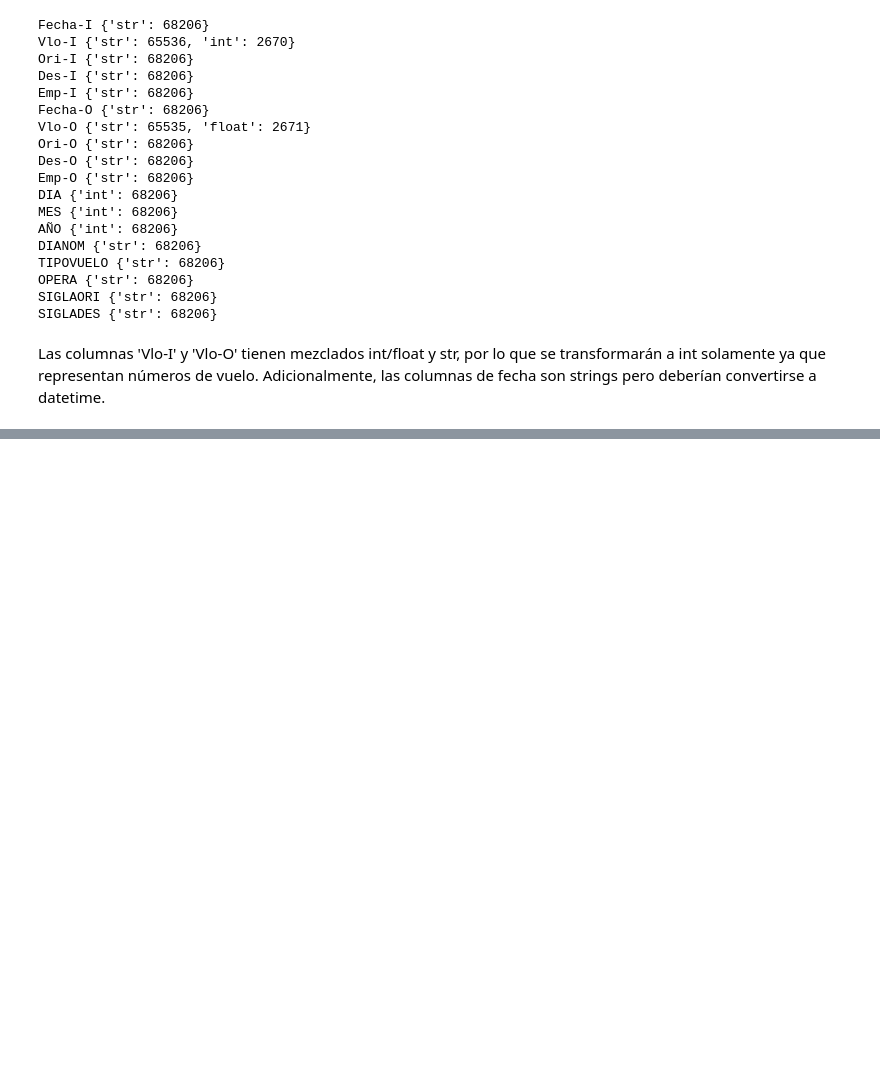
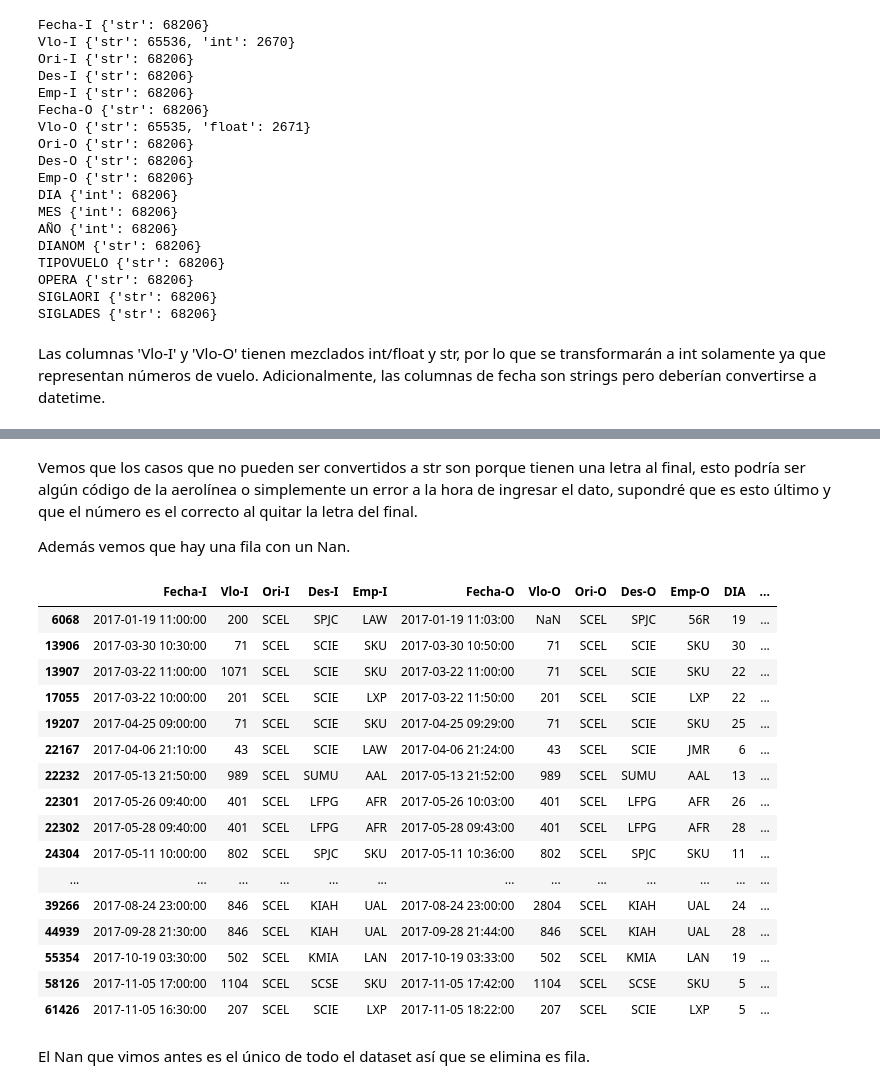
Before and after one commit to igonzalezperez/airline-challenge, a Jupyter notebook: solution.ipynb, the cells around one changed output, grey strips where cells are left out. Cells and saved outputs as stored; diff of their text form; code cells hidden in the pictures; blank space fills up the shorter version.

```diff
--- a/solution.ipynb
+++ b/solution.ipynb
@@ -53,0 +83,28 @@ Las columnas 'Vlo-I' y 'Vlo-O' tienen mezclados int/float y str, por lo que se t
+# %% [markdown]
+Vemos que los casos que no pueden ser convertidos a str son porque tienen una letra al final, esto podría ser algún código de la aerolínea o simplemente un error a la hora de ingresar el dato, supondré que es esto último y que el número es el correcto al quitar la letra del final.
+
+Además vemos que hay una fila con un Nan.
+# %%
+data.loc[not_numeric_1, 'Vlo-I'] = data.loc[not_numeric_1, 'Vlo-I'].apply(lambda x: x[:-1] if isinstance(x, str) and not x[-1].isnumeric() else x)
+data.loc[not_numeric_2, 'Vlo-O'] = data.loc[not_numeric_2, 'Vlo-O'].apply(lambda x: x[:-1] if isinstance(x, str) and not x[-1].isnumeric() else x)
+data.loc[not_numeric]
+# %% [output]
+|  | Fecha-I | Vlo-I | Ori-I | Des-I | Emp-I | Fecha-O | Vlo-O | Ori-O | Des-O | Emp-O | DIA | ... |
+| 6068 | 2017-01-19 11:00:00 | 200 | SCEL | SPJC | LAW | 2017-01-19 11:03:00 | NaN | SCEL | SPJC | 56R | 19 | ... |
+| 13906 | 2017-03-30 10:30:00 | 71 | SCEL | SCIE | SKU | 2017-03-30 10:50:00 | 71 | SCEL | SCIE | SKU | 30 | ... |
+| 13907 | 2017-03-22 11:00:00 | 1071 | SCEL | SCIE | SKU | 2017-03-22 11:00:00 | 71 | SCEL | SCIE | SKU | 22 | ... |
+| 17055 | 2017-03-22 10:00:00 | 201 | SCEL | SCIE | LXP | 2017-03-22 11:50:00 | 201 | SCEL | SCIE | LXP | 22 | ... |
+| 19207 | 2017-04-25 09:00:00 | 71 | SCEL | SCIE | SKU | 2017-04-25 09:29:00 | 71 | SCEL | SCIE | SKU | 25 | ... |
+| 22167 | 2017-04-06 21:10:00 | 43 | SCEL | SCIE | LAW | 2017-04-06 21:24:00 | 43 | SCEL | SCIE | JMR | 6 | ... |
+| 22232 | 2017-05-13 21:50:00 | 989 | SCEL | SUMU | AAL | 2017-05-13 21:52:00 | 989 | SCEL | SUMU | AAL | 13 | ... |
+| 22301 | 2017-05-26 09:40:00 | 401 | SCEL | LFPG | AFR | 2017-05-26 10:03:00 | 401 | SCEL | LFPG | AFR | 26 | ... |
+| 22302 | 2017-05-28 09:40:00 | 401 | SCEL | LFPG | AFR | 2017-05-28 09:43:00 | 401 | SCEL | LFPG | AFR | 28 | ... |
+| 24304 | 2017-05-11 10:00:00 | 802 | SCEL | SPJC | SKU | 2017-05-11 10:36:00 | 802 | SCEL | SPJC | SKU | 11 | ... |
+| ... | ... | ... | ... | ... | ... | ... | ... | ... | ... | ... | ... | ... |
+| 39266 | 2017-08-24 23:00:00 | 846 | SCEL | KIAH | UAL | 2017-08-24 23:00:00 | 2804 | SCEL | KIAH | UAL | 24 | ... |
+| 44939 | 2017-09-28 21:30:00 | 846 | SCEL | KIAH | UAL | 2017-09-28 21:44:00 | 846 | SCEL | KIAH | UAL | 28 | ... |
+| 55354 | 2017-10-19 03:30:00 | 502 | SCEL | KMIA | LAN | 2017-10-19 03:33:00 | 502 | SCEL | KMIA | LAN | 19 | ... |
+| 58126 | 2017-11-05 17:00:00 | 1104 | SCEL | SCSE | SKU | 2017-11-05 17:42:00 | 1104 | SCEL | SCSE | SKU | 5 | ... |
+| 61426 | 2017-11-05 16:30:00 | 207 | SCEL | SCIE | LXP | 2017-11-05 18:22:00 | 207 | SCEL | SCIE | LXP | 5 | ... |
+# %% [markdown]
+El Nan que vimos antes es el único de todo el dataset así que se elimina es fila.
```
Also changed, not shown: parts of 4 cells of this notebook.
